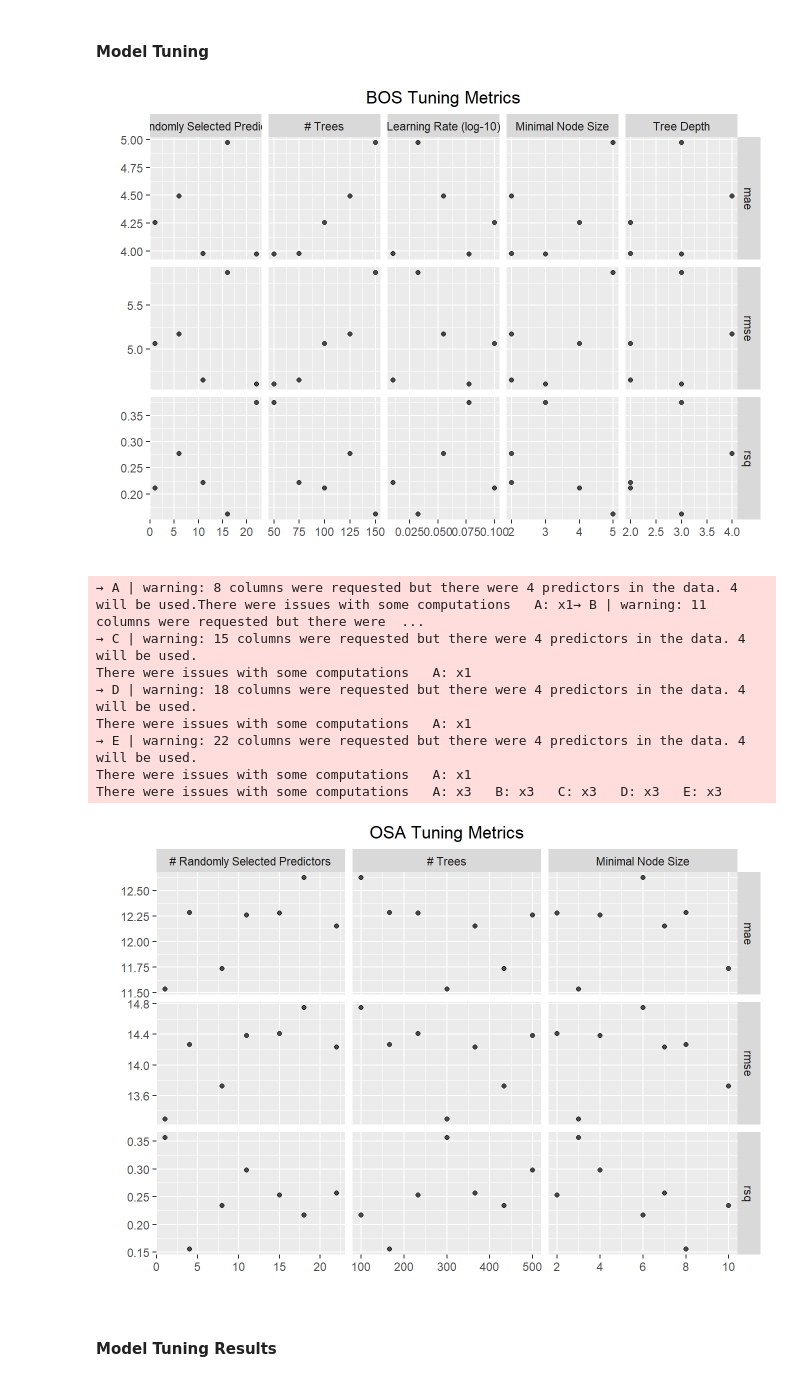
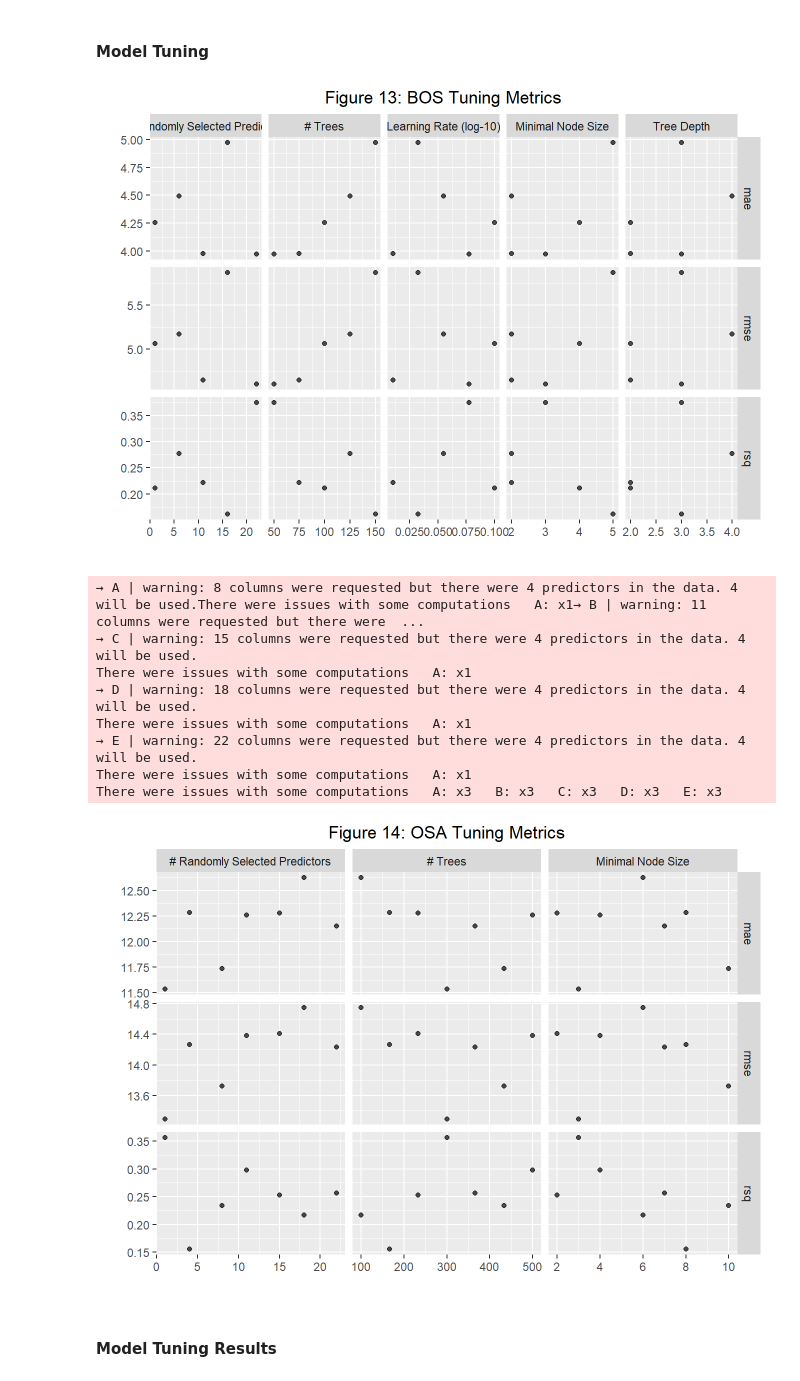
Before and after one commit to zcramton/ess_330_final_project, a Jupyter notebook: docs/index.embed.ipynb, the cells around one changed output. Cells and saved outputs as stored; diff of their text form; code cells hidden in the pictures.

```diff
--- a/docs/index.embed.ipynb
+++ b/docs/index.embed.ipynb
@@ -468,35 +451,35 @@ tuned_bos_model <- boost_tree(
   set_engine("xgboost") %>%
   set_mode("regression")
 
 tune_bos_wf <- workflow() %>%
   add_recipe(rec_bos_2) %>%
   add_model(tuned_bos_model)
 
 # Create parameter set
 bos_dials <- parameters(
   mtry(range = c(1, ncol(up_train) - 1)), # Adjust range as needed
   trees(range = c(50, 150)),
   min_n(range = c(2, 5)),
   learn_rate(range = c(0.01, 0.1)),
   tree_depth(range = c(2, 4))
 )
 
 bos_grid <- grid_space_filling(bos_dials, size = 5)
 
 bos_model_params <- tune_grid(
   tune_bos_wf,
   resamples = up_3cv,
   grid = bos_grid,
   metrics = metric_set(rmse, rsq, mae),
   control = control_grid(save_pred = TRUE),
   param_info = bos_dials
 )
 
 autoplot(bos_model_params) +
-  labs(title = "BOS Tuning Metrics") +
+  labs(title = "Figure 13: BOS Tuning Metrics") +
   theme(plot.title = element_text(hjust = 0.5))
 # %% [output]
-[figure, old version]
+[figure, new version]
 → A | warning: 8 columns were requested but there were 4 predictors in the data. 4 will be used.There were issues with some computations   A: x1→ B | warning: 11 columns were requested but there were  ...
 → C | warning: 15 columns were requested but there were 4 predictors in the data. 4 will be used.
 There were issues with some computations   A: x1
@@ -505,7 +488,7 @@ There were issues with some computations   A: x1
 → E | warning: 22 columns were requested but there were 4 predictors in the data. 4 will be used.
 There were issues with some computations   A: x1
 There were issues with some computations   A: x3   B: x3   C: x3   D: x3   E: x3
-[figure, old version]
+[figure, new version]
 # %% [markdown]
 #### Model Tuning Results
 # %%
```
Also changed, not shown: parts of 21 cells of this notebook, 5 other files.
